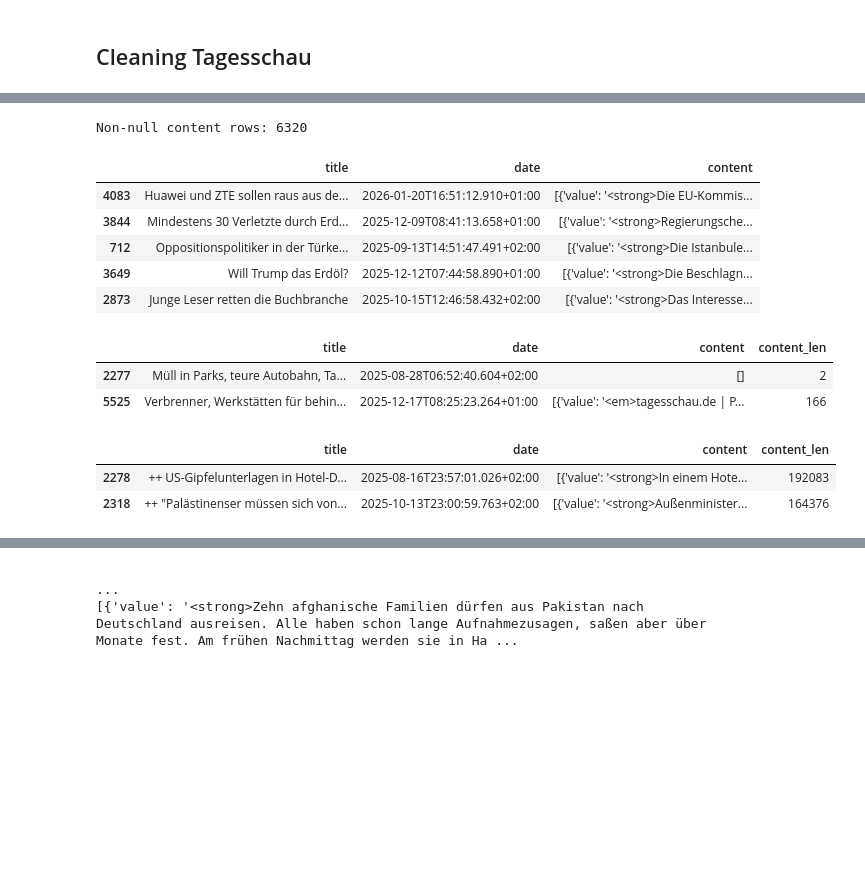
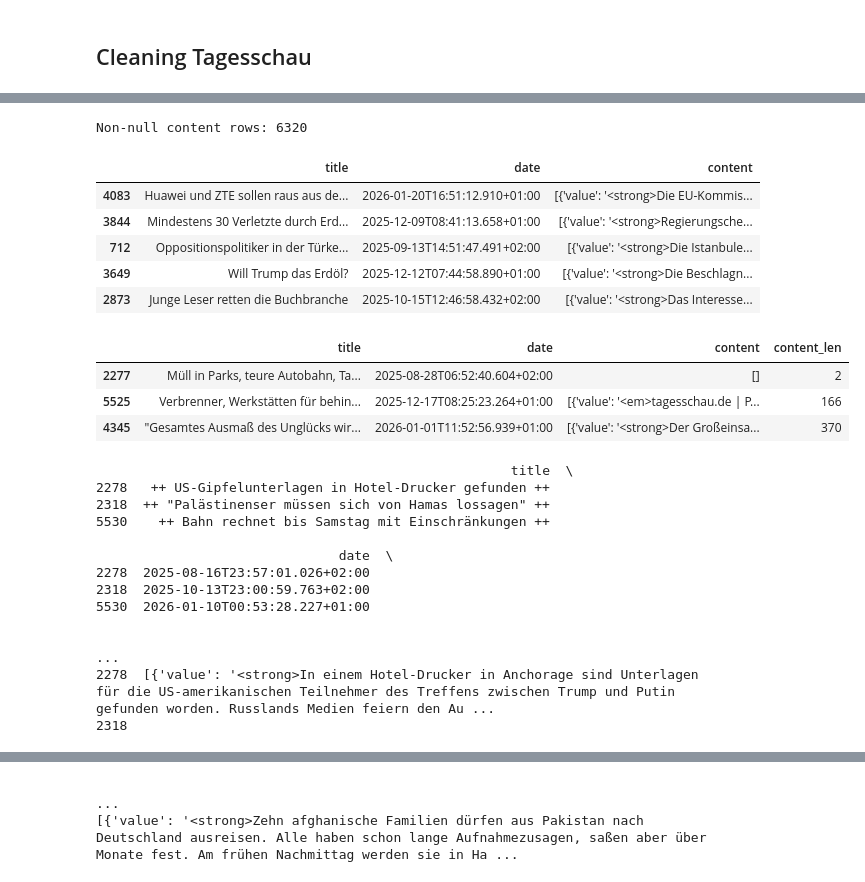
Before and after one commit to mattishaumann/Thesis, a Jupyter notebook: data preprocessing/06_Tagesschau.ipynb, the cells around one changed output, grey strips where cells are left out. Cells and saved outputs as stored; diff of their text form; code cells hidden in the pictures; blank space fills up the shorter version.

```diff
--- a/data preprocessing/06_Tagesschau.ipynb
+++ b/data preprocessing/06_Tagesschau.ipynb
@@ -31,3 +19,11 @@ combined_df: (6320, 42)
 | 3 | aethiopien-kirche-einsturz-100 | 7cd86ce3-d711-42c7-9006-020ef1a7a713 | Mindestens 30 Tote bei Einsturz v... | 2025-10-02T02:18:37.979+02:00 | [{'tag': 'Äthiopien'}, {'tag': 'K... | https://www.tagesschau.de/api2u/a... | [{'value': '<strong>Viele Mensche... | [{'sid': 'app.ausland.afrika.aeth... | Äthiopien | ... |
 | 4 | agoa-usa-afrika-100 | 5068ef2d-48ce-4004-a227-48849a4c5e4b | Brechen afrikanische Exporte in d... | 2025-09-30T15:28:43.132+02:00 | [{'tag': 'AGOA'}, {'tag': 'Afrika... | https://www.tagesschau.de/api2u/a... | [{'value': '<strong>Seit Jahrzehn... | [{'sid': 'app.ausland.afrika.agoa... | Aus für Handelsabkommen AGOA | ... |
 5 rows × 42 columns
+# %%
+csv_file_2 = Path("/Users/katinkakurz/projects/Thesis/data/experiments/tagesschau_crawl/data/raw/tagesschau/tagesschau_2025-11-01_to_2026-01-31.csv")
+
+df_second = pd.read_csv(csv_file_2)
+
+print(df_second.shape)
+print(df_second.columns.tolist())
+df_second.head()
@@ -34,6 +40,6 @@ combined_df: (6320, 42)
 # %%
 combined_df = pd.concat([df_first, df_second], ignore_index=True)
-df = combined_df
-print(df.shape)
+tagesschau_df = combined_df
+print(tagesschau_df.shape)
 # %% [output]
 (6320, 42)
@@ -87,13 +81,18 @@ cols_to_keep = [
     "title",
     "date",
     "tags",
-    "URL",
+    "updateCheckUrl",
     "content",
     "topline",
+    "firstSentence",
+    "geotags",
     "ressort",
     "regionId",
-    "type"]
+    "regionIds",
+    "type",
+    "breakingNews",
+    "comments",
+]
 
-
-df_cleaned = df.loc[:, cols_to_keep].copy()
+tagesschau_df_cleaned = tagesschau_df.loc[:, cols_to_keep].copy()
 # %%
@@ -118,38 +118,49 @@ memory usage: 444.5+ KB
 # %%
-print("Non-null content rows:", df_cleaned["content"].notna().sum())
+print("Non-null content rows:", tagesschau_df_cleaned["content"].notna().sum())
 
 # 2) Show a few example rows (full text, no truncation)
 sample_idx = (
-    df_cleaned["content"]
+    tagesschau_df_cleaned["content"]
     .dropna()
-    .sample(n=min(5, df_cleaned["content"].dropna().shape[0]), random_state=42)
+    .sample(n=min(5, tagesschau_df_cleaned["content"].dropna().shape[0]), random_state=42)
     .index
 )
 
 with pd.option_context("display.max_colwidth", None, "display.width", None):
-    display(df_cleaned.loc[sample_idx, ["title", "date", "content"]])
+    display(tagesschau_df_cleaned.loc[sample_idx, ["title", "date", "content"]])
 
 # 3) Also inspect edge cases: shortest and longest content
-tmp = df_cleaned.loc[df_cleaned["content"].notna(), ["title", "date", "content"]].copy()
+tmp = tagesschau_df_cleaned.loc[tagesschau_df_cleaned["content"].notna(), ["title", "date", "content"]].copy()
 tmp["content_len"] = tmp["content"].str.len()
 
 with pd.option_context("display.max_colwidth", None, "display.width", None):
-    display(tmp.nsmallest(2, "content_len")[["title", "date", "content", "content_len"]])
-    display(tmp.nlargest(2, "content_len")[["title", "date", "content", "content_len"]])
+    display(tmp.nsmallest(3, "content_len")[["title", "date", "content", "content_len"]])
+    display(tmp.nlargest(3, "content_len")[["title", "date", "content", "content_len"]])
 # %% [output]
 Non-null content rows: 6320
 |  | title | date | content |
 | 4083 | Huawei und ZTE sollen raus aus de... | 2026-01-20T16:51:12.910+01:00 | [{'value': '<strong>Die EU-Kommis... |
 | 3844 | Mindestens 30 Verletzte durch Erd... | 2025-12-09T08:41:13.658+01:00 | [{'value': '<strong>Regierungsche... |
 | 712 | Oppositionspolitiker in der Türke... | 2025-09-13T14:51:47.491+02:00 | [{'value': '<strong>Die Istanbule... |
 | 3649 | Will Trump das Erdöl? | 2025-12-12T07:44:58.890+01:00 | [{'value': '<strong>Die Beschlagn... |
 | 2873 | Junge Leser retten die Buchbranche | 2025-10-15T12:46:58.432+02:00 | [{'value': '<strong>Das Interesse... |
 |  | title | date | content | content_len |
 | 2277 | Müll in Parks, teure Autobahn, Ta... | 2025-08-28T06:52:40.604+02:00 | [] | 2 |
 | 5525 | Verbrenner, Werkstätten für behin... | 2025-12-17T08:25:23.264+01:00 | [{'value': '<em>tagesschau.de | P... | 166 |
+| 4345 | "Gesamtes Ausmaß des Unglücks wir... | 2026-01-01T11:52:56.939+01:00 | [{'value': '<strong>Der Großeinsa... | 370 |
-|  | title | date | content | content_len |
-| 2278 | ++ US-Gipfelunterlagen in Hotel-D... | 2025-08-16T23:57:01.026+02:00 | [{'value': '<strong>In einem Hote... | 192083 |
-| 2318 | ++ "Palästinenser müssen sich von... | 2025-10-13T23:00:59.763+02:00 | [{'value': '<strong>Außenminister... | 164376 |
+                                                     title  \
+2278   ++ US-Gipfelunterlagen in Hotel-Drucker gefunden ++
+2318  ++ "Palästinenser müssen sich von Hamas lossagen" ++
+5530    ++ Bahn rechnet bis Samstag mit Einschränkungen ++
+
+                               date  \
+2278  2025-08-16T23:57:01.026+02:00
+2318  2025-10-13T23:00:59.763+02:00
+5530  2026-01-10T00:53:28.227+01:00
+
+                                                                                                                                                                                                         ...
+2278  [{'value': '<strong>In einem Hotel-Drucker in Anchorage sind Unterlagen für die US-amerikanischen Teilnehmer des Treffens zwischen Trump und Putin gefunden worden. Russlands Medien feiern den Au ...
+2318
 # %%
 import ast
 import html
```
Also changed, not shown: parts of 45 cells of this notebook, 4 other files.
